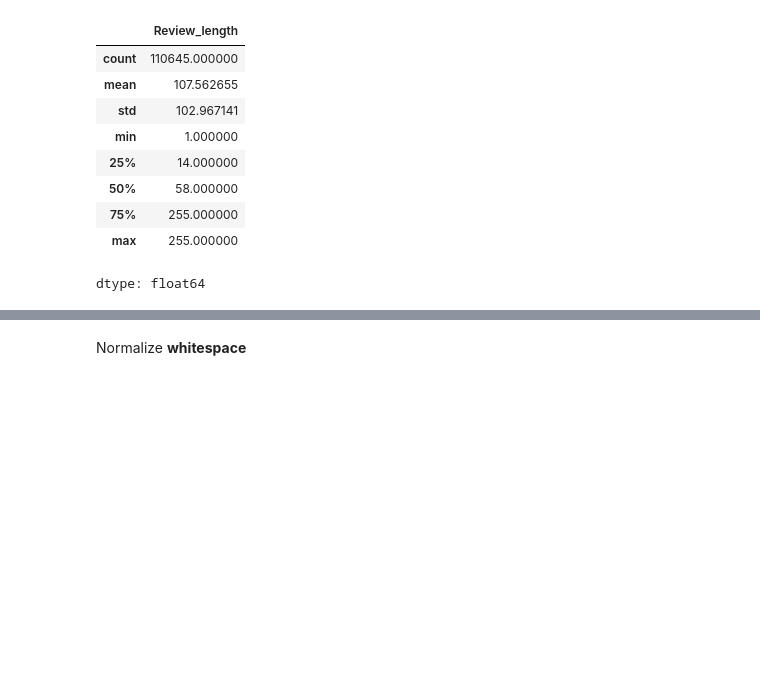
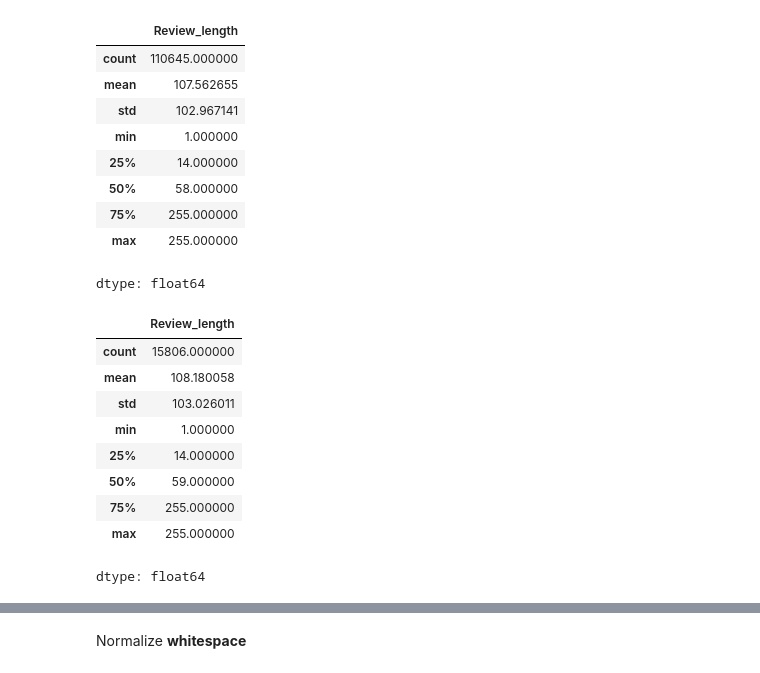
Before and after one commit to ridika-2004/Comparison_of_XLM-RoBERTa_and_BanglaBERT_on_Bengali_and_Code-Mixed_Dataset, a Jupyter notebook: Model Training/BanglaBook.ipynb, the cells around one changed output, grey strips where cells are left out. Drawn from its saved outputs; the diff is of its cells as text; code cells hidden in the pictures; blank space fills up the shorter version.

Commit message:
Add Value and word count

```diff
--- a/Model Training/BanglaBook.ipynb
+++ b/Model Training/BanglaBook.ipynb
@@ -184,3 +184,17 @@ train_df['Review_length'].describe()
 | 75% | 255.000000 |
 | max | 255.000000 |
 dtype: float64
+# %%
+val_df['Review_length'] = val_df['Review'].astype(str).apply(len)
+val_df['Review_length'].describe()
+# %% [output]
+|  | Review_length |
+| count | 15806.000000 |
+| mean | 108.180058 |
+| std | 103.026011 |
+| min | 1.000000 |
+| 25% | 14.000000 |
+| 50% | 59.000000 |
+| 75% | 255.000000 |
+| max | 255.000000 |
+dtype: float64
```
Also changed, not shown: parts of 8 cells of this notebook.
